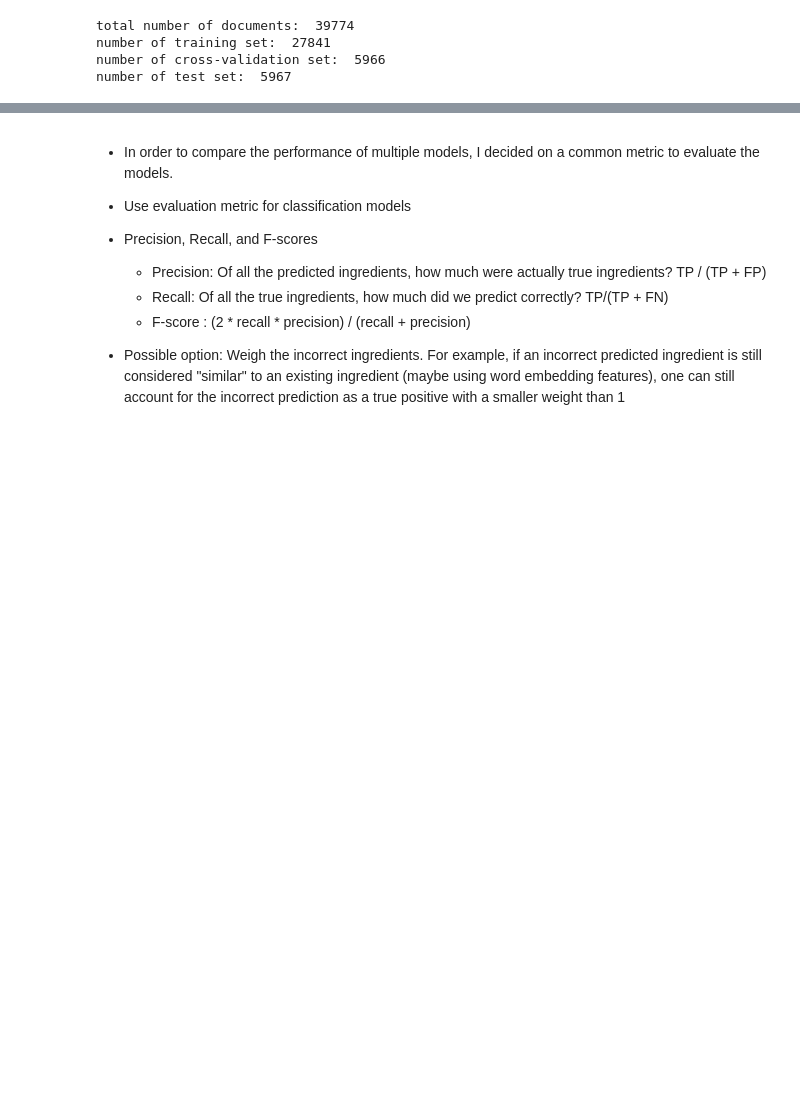
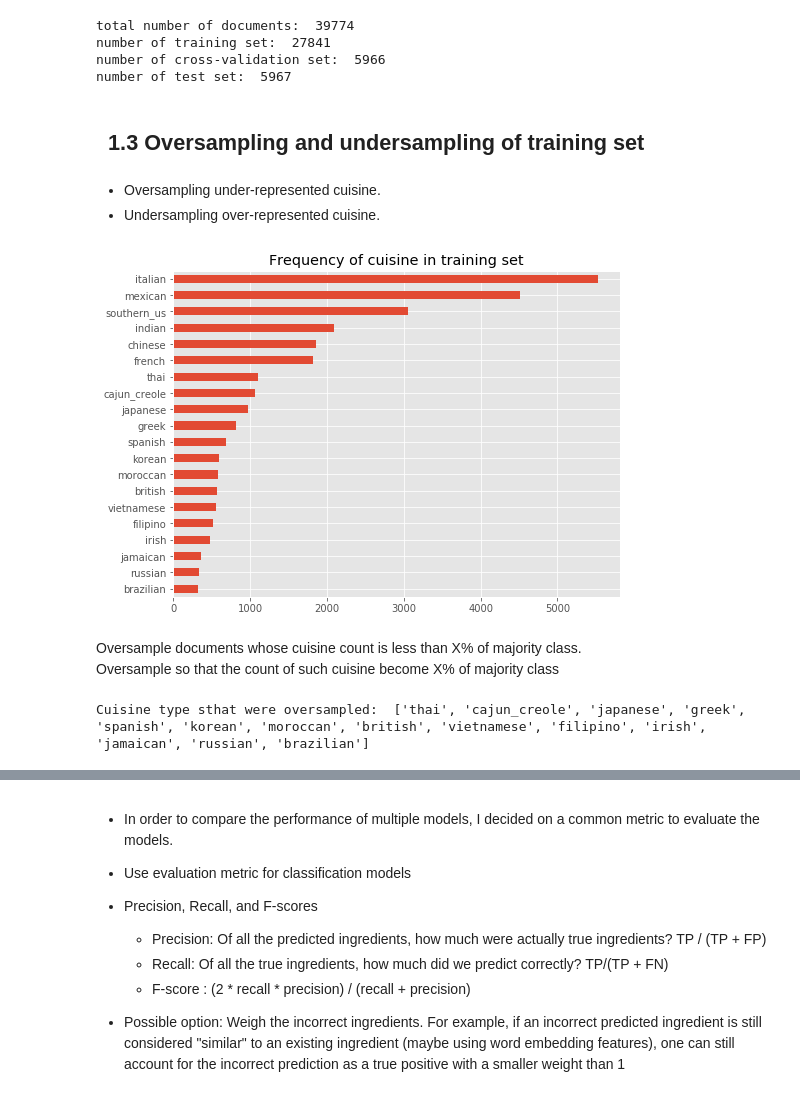
Before and after one commit to irishryoon/recipes, a Jupyter notebook: ingredients_recommendation.ipynb, the cells around one changed output, grey strips where cells are left out. Drawn from its saved outputs; the diff is of its cells as text; code cells hidden in the pictures; blank space fills up the shorter version.

Commit message:
oversampling and undersampling of training data

```diff
--- a/ingredients_recommendation.ipynb
+++ b/ingredients_recommendation.ipynb
@@ -274,3 +276,58 @@ total number of documents:  39774
 number of training set:  27841
 number of cross-validation set:  5966
 number of test set:  5967
+# %% [markdown]
+## &nbsp; 1.3 Oversampling and undersampling of training set
+# %% [markdown]
+* Oversampling under-represented cuisine.
+* Undersampling over-represented cuisine.
+# %%
+# open indices for train, CV, test set
+f = h5py.File('data/ingredient_recommendation/train_val_test.hdf5', 'r')
+train_idx = list(f["train_idx"])
+cv_idx = list(f["cv_idx"])
+test_idx = list(f["test_idx"])
+f.close()
+# %%
+# Frequency of documents in each cuisine in training set
+df_train = df.iloc[train_idx]
+df_train.reset_index(drop = True, inplace = True)
+
+df_train["cuisine"].value_counts(ascending = True).plot(kind = "barh", figsize = (8,6))
+plt.title("Frequency of cuisine in training set")
+plt.show()
+# %% [output]
+[figure, added]
+# %% [markdown]
+Oversample documents whose cuisine count is less than X% of majority class.
+Oversample so that the count of such cuisine become X% of majority class
+# %%
+# Oversample documents whose cuisine count is less than "sampling_perc" of majority class
+sampling_perc = 0.2
+df_train_balanced = df_train.copy()
+
+# compute count
+cuisine_train = df_train["cuisine"].value_counts()
+majority_count = max(cuisine_train)
+
+# find cuisine type that needs to be oversampled
+oversample = []
+for (cuisine, value) in cuisine_train.items():
+    if value < majority_count * sampling_perc:
+
+        # find number of samples needed
+        n_sample = int(majority_count * sampling_perc - value)
+
+        # sample
+        cuisine_idx = list(df_train_balanced[df_train_balanced.cuisine == cuisine].index)
+        sampled_idx = np.random.choice(cuisine_idx, n_sample)
+
+        # add sampled cuisine dataframe
+        df_sampled = df_train_balanced.loc[sampled_idx]
+        df_train_balanced = pd.concat([df_train_balanced, df_sampled], ignore_index = True)
+        df_train_balanced.reset_index(drop = True, inplace = True )
+
+        oversample.append(cuisine)
+print('Cuisine types that were oversampled: ', oversample)
+# %% [output]
+Cuisine type sthat were oversampled:  ['thai', 'cajun_creole', 'japanese', 'greek', 'spanish', 'korean', 'moroccan', 'british', 'vietnamese', 'filipino', 'irish', 'jamaican', 'russian', 'brazilian']
```
Also changed, not shown: parts of 10 cells of this notebook, 1 other file.
